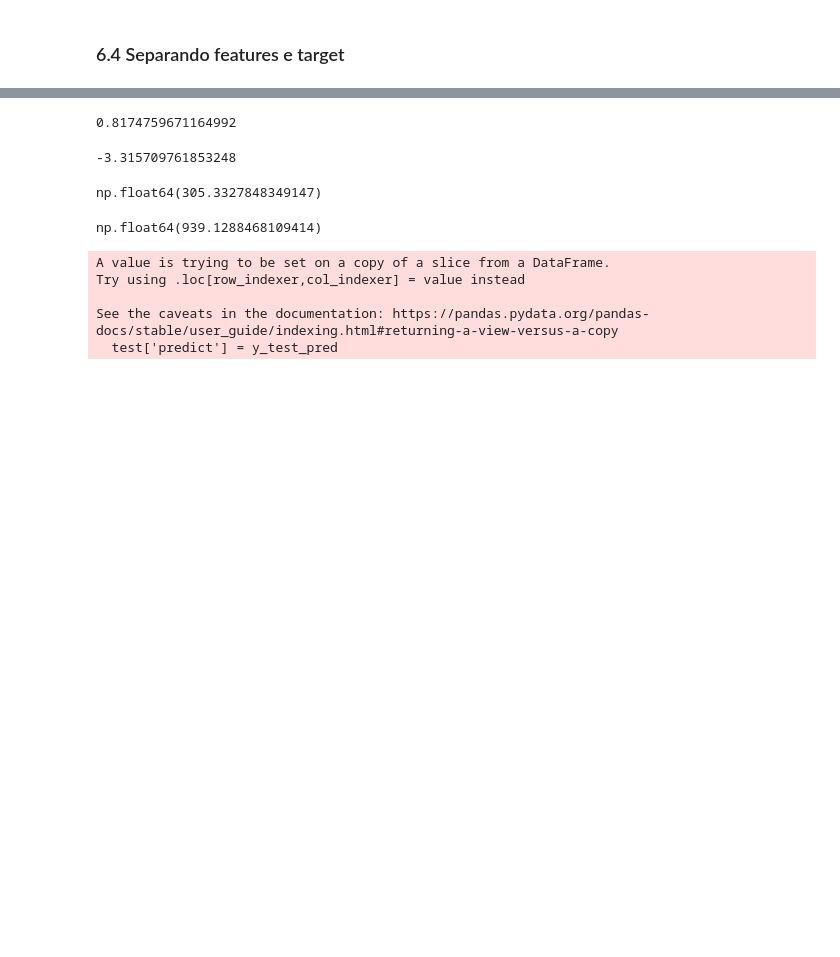
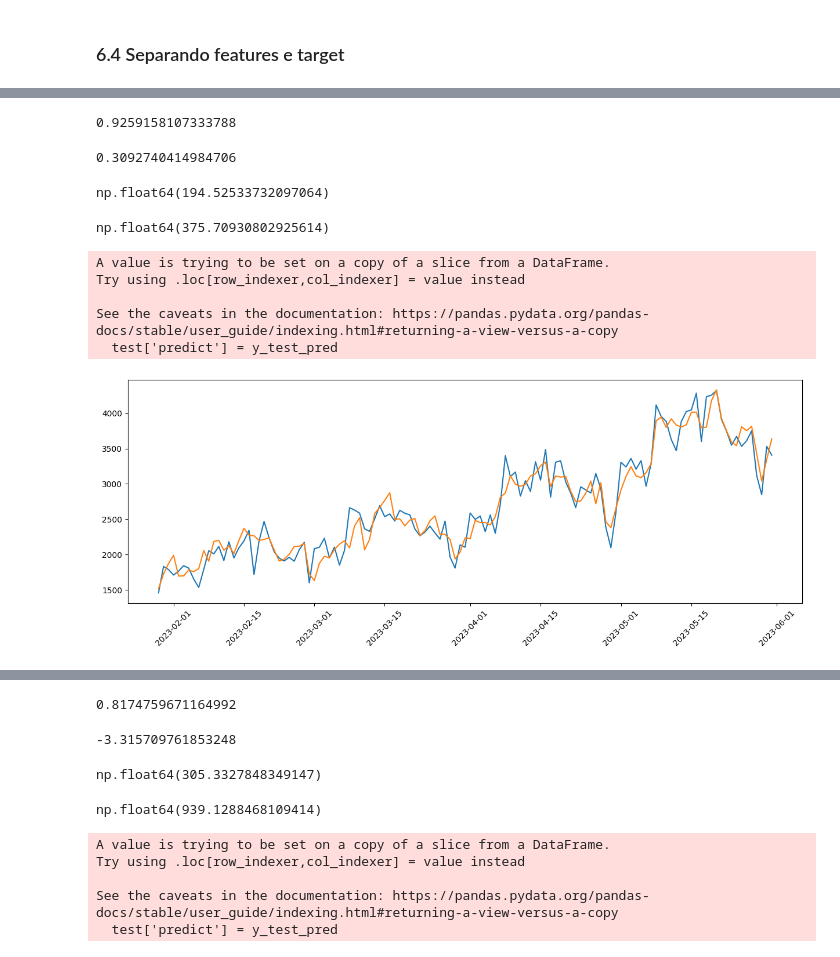
Before and after one commit to deborabmfreitas/coffee-shop-sales-prediction, a Jupyter notebook: coffee-shop-sales-prediction.ipynb, the cells around one changed output, grey strips where cells are left out. Drawn from its saved outputs; the diff is of its cells as text; code cells hidden in the pictures; blank space fills up the shorter version.

```diff
--- a/coffee-shop-sales-prediction.ipynb
+++ b/coffee-shop-sales-prediction.ipynb
@@ -462 +491,4 @@ y_test = test['unit_price']
+# %%
+X_train_transformed_df = pd.DataFrame(X_train_transformed, columns=X_train.columns)
+X_test_transformed_df = pd.DataFrame(X_test_transformed, columns=X_test.columns)
 # %% [markdown]
@@ -463,0 +498,39 @@ y_test = test['unit_price']
+# %%
+lr = LinearRegression()
+# %%
+lr.fit(X_train_transformed_df,y_train)
+y_train_pred = lr.predict(X_train_transformed_df)
+y_test_pred = lr.predict(X_test_transformed_df)
+# %%
+r2_score(y_train,y_train_pred)
+# %% [output]
+0.9259158107333788
+# %%
+r2_score(y_test,y_test_pred)
+# %% [output]
+0.3092740414984706
+# %%
+np.sqrt(mean_squared_error(y_train,y_train_pred))
+# %% [output]
+np.float64(194.52533732097064)
+# %%
+np.sqrt(mean_squared_error(y_test,y_test_pred))
+# %% [output]
+np.float64(375.70930802925614)
+# %%
+train['predict'] = y_train_pred
+test['predict'] = y_test_pred
+# %% [output]
+A value is trying to be set on a copy of a slice from a DataFrame.
+Try using .loc[row_indexer,col_indexer] = value instead
+
+See the caveats in the documentation: https://pandas.pydata.org/pandas-docs/stable/user_guide/indexing.html#returning-a-view-versus-a-copy
+  test['predict'] = y_test_pred
+# %%
+plt.figure(figsize=(15,5))
+plt.plot(train['transaction_date'], train['unit_price'])
+plt.plot(train['transaction_date'], train['predict'])
+plt.xticks(rotation=45)
+plt.show()
+# %% [output]
+[figure, added]
```
Also changed, not shown: parts of 23 cells of this notebook.
